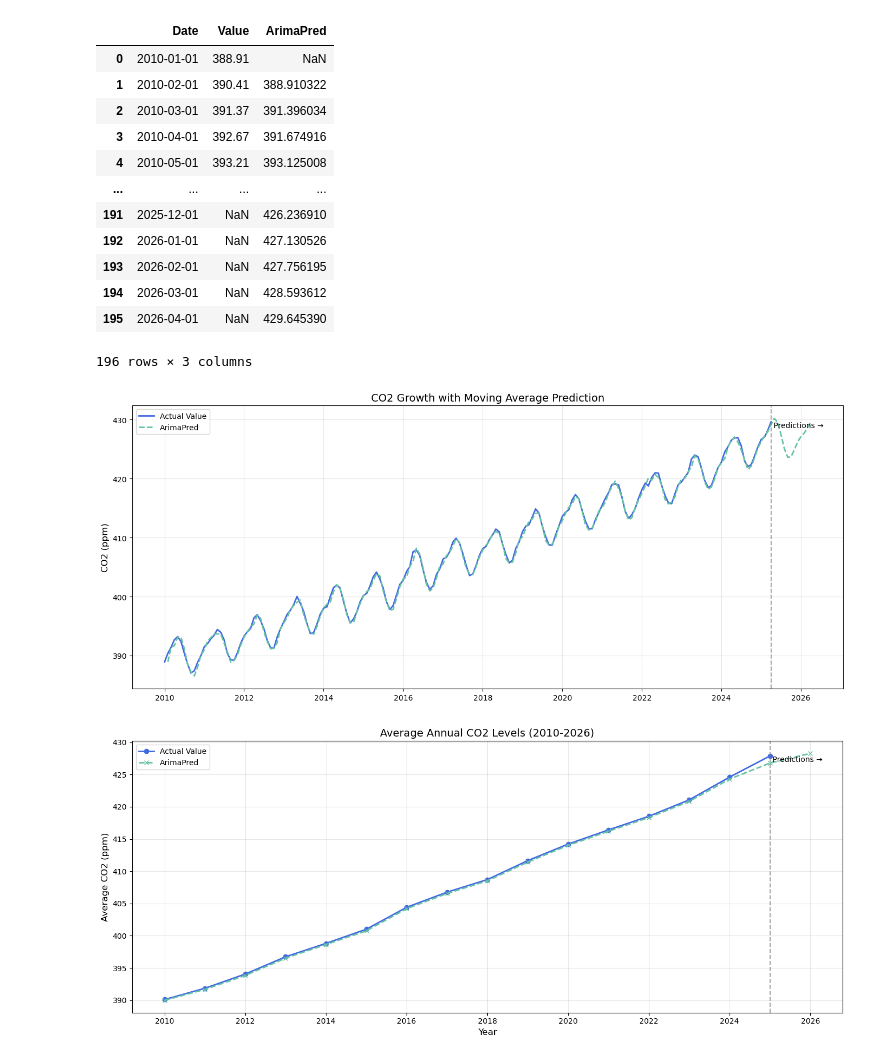
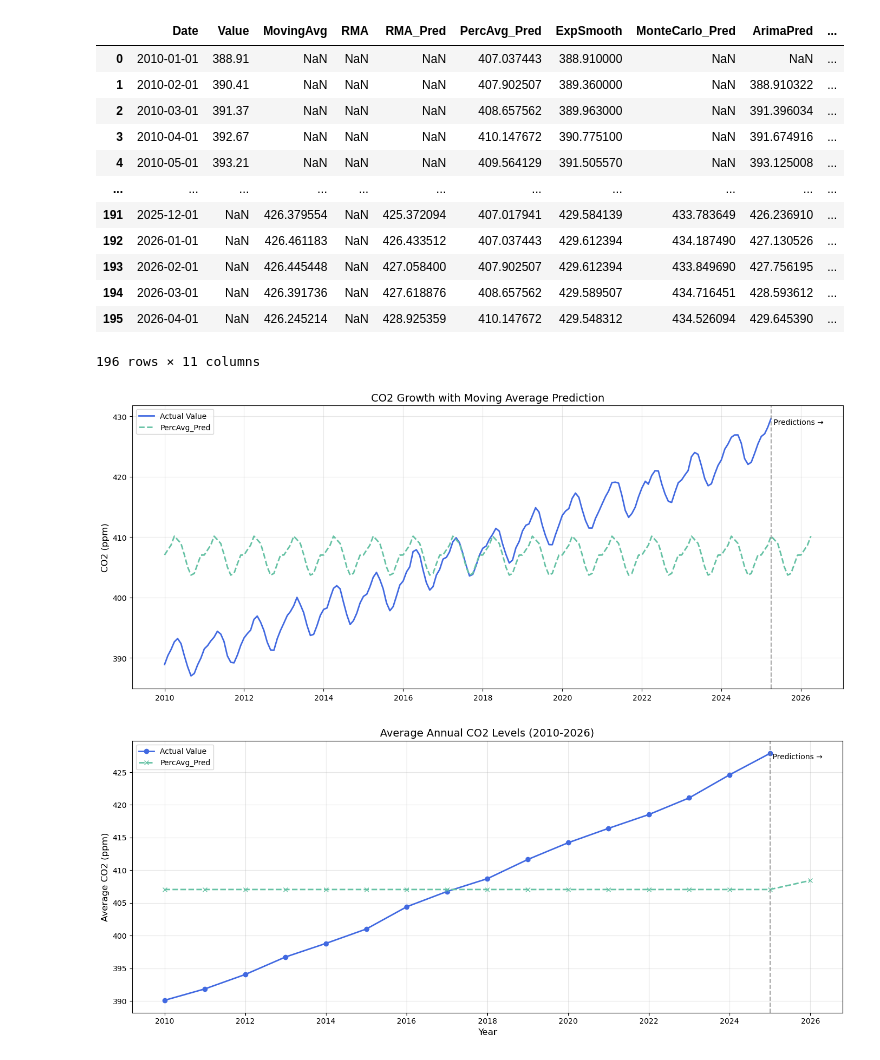
Before and after one commit to aLieexe/statistika-final-proj, a Jupyter notebook: src/plot-prediction.ipynb, the cells around one changed output. Cells and saved outputs as stored; diff of their text form; code cells hidden in the pictures.

Commit message:
plots

```diff
--- a/src/plot-prediction.ipynb
+++ b/src/plot-prediction.ipynb
@@ -3,22 +3,22 @@ import pandas as pd
 import matplotlib.pyplot as plt
 import seaborn as sns
 # %%
-df = pd.read_csv("../arima-results.csv")
+df = pd.read_csv("../processed-data.csv")
 df
 # %% [output]
-|  | Date | Value | ArimaPred |
-| 0 | 2010-01-01 | 388.91 | NaN |
-| 1 | 2010-02-01 | 390.41 | 388.910322 |
-| 2 | 2010-03-01 | 391.37 | 391.396034 |
-| 3 | 2010-04-01 | 392.67 | 391.674916 |
-| 4 | 2010-05-01 | 393.21 | 393.125008 |
-| ... | ... | ... | ... |
-| 191 | 2025-12-01 | NaN | 426.236910 |
-| 192 | 2026-01-01 | NaN | 427.130526 |
-| 193 | 2026-02-01 | NaN | 427.756195 |
-| 194 | 2026-03-01 | NaN | 428.593612 |
-| 195 | 2026-04-01 | NaN | 429.645390 |
+|  | Date | Value | MovingAvg | RMA | RMA_Pred | PercAvg_Pred | ExpSmooth | MonteCarlo_Pred | ArimaPred | ... |
+| 0 | 2010-01-01 | 388.91 | NaN | NaN | NaN | 407.037443 | 388.910000 | NaN | NaN | ... |
+| 1 | 2010-02-01 | 390.41 | NaN | NaN | NaN | 407.902507 | 389.360000 | NaN | 388.910322 | ... |
+| 2 | 2010-03-01 | 391.37 | NaN | NaN | NaN | 408.657562 | 389.963000 | NaN | 391.396034 | ... |
+| 3 | 2010-04-01 | 392.67 | NaN | NaN | NaN | 410.147672 | 390.775100 | NaN | 391.674916 | ... |
+| 4 | 2010-05-01 | 393.21 | NaN | NaN | NaN | 409.564129 | 391.505570 | NaN | 393.125008 | ... |
+| ... | ... | ... | ... | ... | ... | ... | ... | ... | ... | ... |
+| 191 | 2025-12-01 | NaN | 426.379554 | NaN | 425.372094 | 407.017941 | 429.584139 | 433.783649 | 426.236910 | ... |
+| 192 | 2026-01-01 | NaN | 426.461183 | NaN | 426.433512 | 407.037443 | 429.612394 | 434.187490 | 427.130526 | ... |
+| 193 | 2026-02-01 | NaN | 426.445448 | NaN | 427.058400 | 407.902507 | 429.612394 | 433.849690 | 427.756195 | ... |
+| 194 | 2026-03-01 | NaN | 426.391736 | NaN | 427.618876 | 408.657562 | 429.589507 | 434.716451 | 428.593612 | ... |
+| 195 | 2026-04-01 | NaN | 426.245214 | NaN | 428.925359 | 410.147672 | 429.548312 | 434.526094 | 429.645390 | ... |
-196 rows × 3 columns
+196 rows × 11 columns
 # %%
 def plotTimeSeries(df, valueCol='Value', otherCols=None, title='CO2 Levels Over Time'):
     """
@@ -105,22 +105,22 @@ def plotYearlyAvg(df, valueCol='Value', otherCols=None, title='Annual CO2 Levels
 # %%
 df['Date'] = pd.to_datetime(df['Date'])
 
-# colsName = ['MovingAvg', 'RMA_Pred', 'PercAvg_Pred', 'ExpSmooth', 'MonteCarlo_Pred']
+# colsName = ['MovingAvg', 'RMA_Pred', 'PercAvg_Pred', 'ExpSmooth', 'MonteCarlo_Pred'. 'ArimaPred', 'SarimaPred', 'LinearRegPred']
 
-colsName = ['ArimaPred']
+colsName = ['PercAvg_Pred']
 dir = '../plots/individual/'
-methodName = 'ARIMA-OPT'
+methodName = 'PAVG-12'
 
 plotTimeSeries(df, otherCols=colsName, title='CO2 Growth with Moving Average Prediction')
 plt.savefig(f'{dir}{methodName}_CO2_growth.png')
 plt.show()
 
 
 
 df['Date'] = pd.to_datetime(df['Date'])
 yearlyPlot = plotYearlyAvg(df, otherCols=colsName, title='Average Annual CO2 Levels (2010-2026)')
 plt.savefig(f'{dir}{methodName}_yearly_trend_avg.png')
 plt.show()
 # %% [output]
-[figure, old version]
+[figure, new version]
-[figure, old version]
+[figure, new version]
```
Also changed, not shown: 10 other files.
